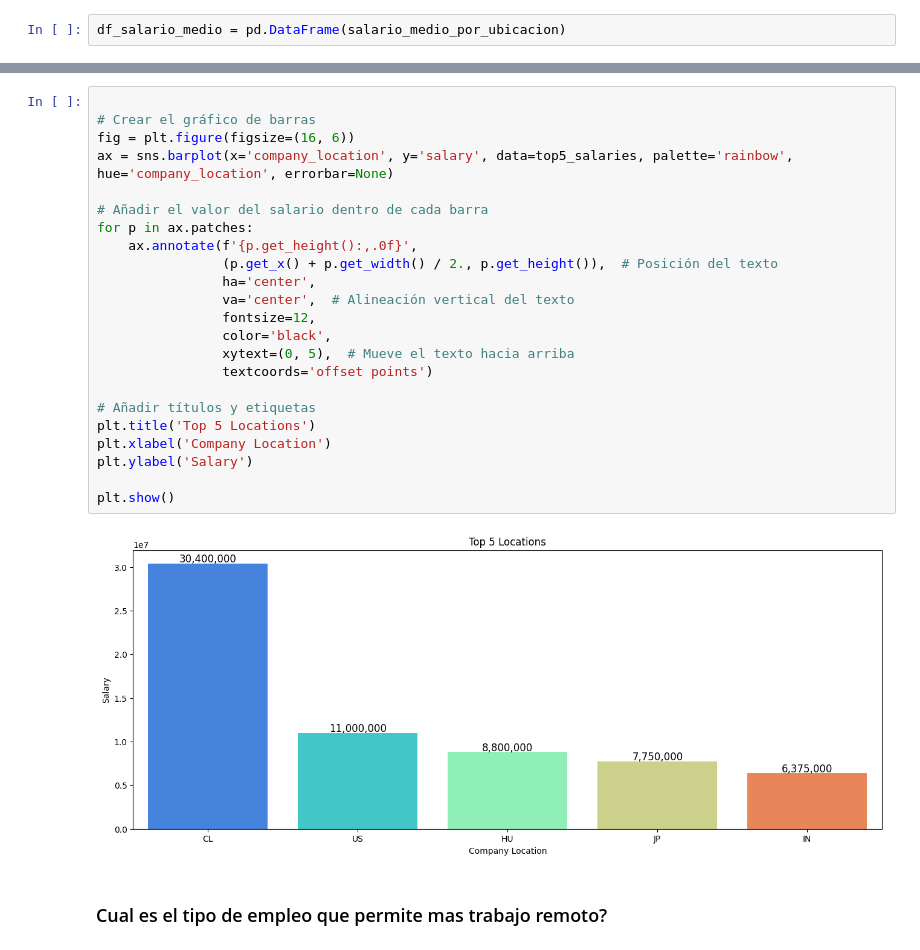
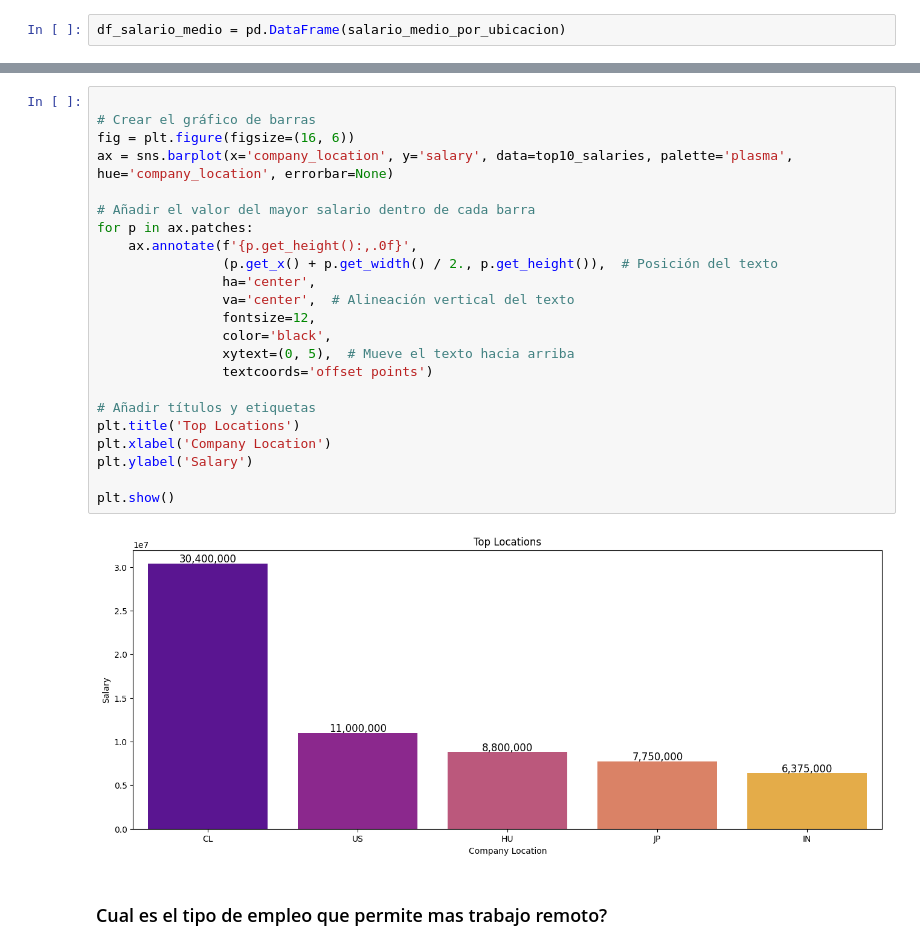
Before and after one commit to liagcaviedes/Data-Analytics-Salaries-Project, a Jupyter notebook: salary_data_ok.ipynb, the cells around one changed output, grey strips where cells are left out. Drawn from its saved outputs; the diff is of its cells as text.

```diff
--- a/salary_data_ok.ipynb
+++ b/salary_data_ok.ipynb
@@ -153,28 +153,28 @@ NameError: name 'top5_salaries' is not defined
 # %%
 
 # Crear el gráfico de barras
 fig = plt.figure(figsize=(16, 6))
-ax = sns.barplot(x='company_location', y='salary', data=top5_salaries, palette='rainbow', hue='company_location', errorbar=None)
+ax = sns.barplot(x='company_location', y='salary', data=top10_salaries, palette='plasma', hue='company_location', errorbar=None)
 
-# Añadir el valor del salario dentro de cada barra
+# Añadir el valor del mayor salario dentro de cada barra
 for p in ax.patches:
     ax.annotate(f'{p.get_height():,.0f}',
                 (p.get_x() + p.get_width() / 2., p.get_height()),  # Posición del texto
                 ha='center',
                 va='center',  # Alineación vertical del texto
                 fontsize=12,
                 color='black',
                 xytext=(0, 5),  # Mueve el texto hacia arriba
                 textcoords='offset points')
 
 # Añadir títulos y etiquetas
-plt.title('Top 5 Locations')
+plt.title('Top Locations')
 plt.xlabel('Company Location')
 plt.ylabel('Salary')
 
 plt.show()
 # %% [output]
-[figure, old version]
+[figure, new version]
 # %% [markdown]
 ### Cual es el tipo de empleo que permite mas trabajo remoto?
 # %%
```
Also changed, not shown: parts of 9 cells of this notebook.
